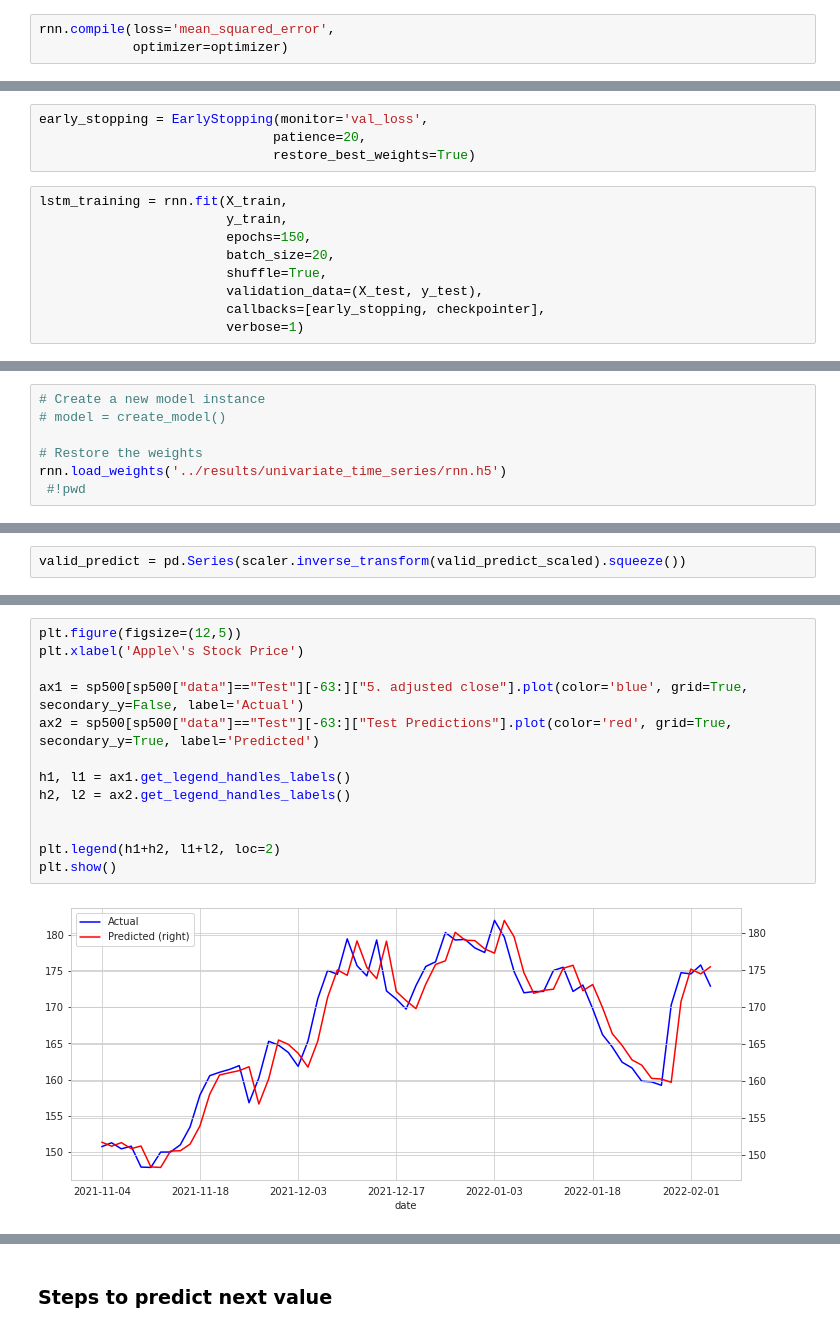
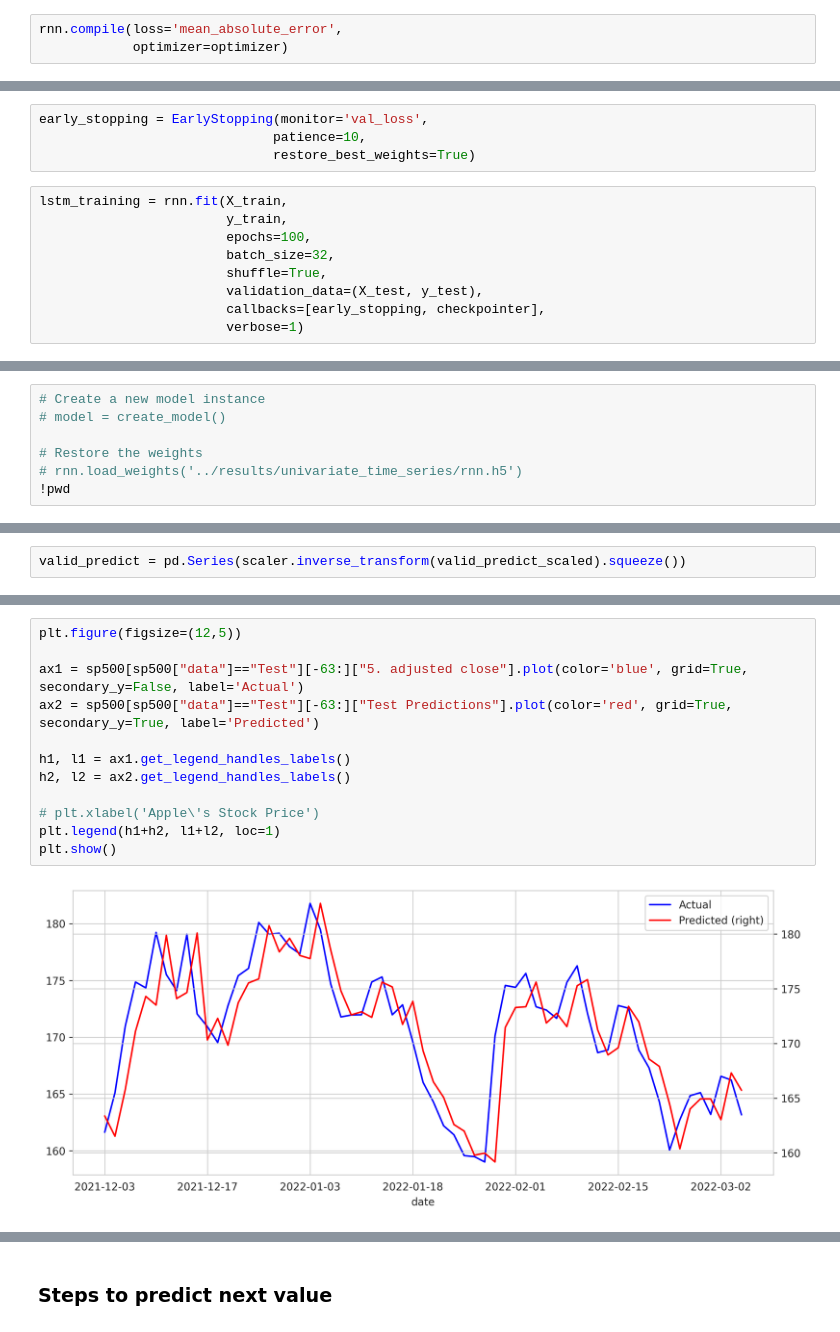
Before and after one commit to RobinsonCW/StockPriceForecasting, a Jupyter notebook: src/exploratory_data_analysis/chance/python/samples/MachineLearningforAlgorithmicTrading/modified/19_recurrent_neural_nets.ipynb, the cells around one changed output, grey strips where cells are left out. Drawn from its saved outputs; the diff is of its cells as text.

```diff
--- a/src/exploratory_data_analysis/chance/python/samples/MachineLearningforAlgorithmicTrading/modified/19_recurrent_neural_nets.ipynb
+++ b/src/exploratory_data_analysis/chance/python/samples/MachineLearningforAlgorithmicTrading/modified/19_recurrent_neural_nets.ipynb
@@ -304,7 +310,7 @@ optimizer = keras.optimizers.RMSprop(lr=0.001,
                                      epsilon=1e-08,
                                      decay=0.0)
 # %%
-rnn.compile(loss='mean_squared_error',
+rnn.compile(loss='mean_absolute_error',
             optimizer=optimizer)
 # %% [markdown]
 We define an EarlyStopping callback and train the model for up to 100 episodes.
@@ -316,13 +322,13 @@ checkpointer = ModelCheckpoint(filepath=rnn_path,
                                save_best_only=True)
 # %%
 early_stopping = EarlyStopping(monitor='val_loss',
-                              patience=20,
+                              patience=10,
                               restore_best_weights=True)
 # %%
 lstm_training = rnn.fit(X_train,
                         y_train,
-                        epochs=150,
-                        batch_size=20,
+                        epochs=100,
+                        batch_size=32,
                         shuffle=True,
                         validation_data=(X_test, y_test),
                         callbacks=[early_stopping, checkpointer],
@@ -388,5 +395,5 @@ fig.savefig(results_path / 'rnn_sp500_error', dpi=300);
 # model = create_model()
 
 # Restore the weights
-rnn.load_weights('../results/univariate_time_series/rnn.h5')
- #!pwd
+# rnn.load_weights('../results/univariate_time_series/rnn.h5')
+!pwd
@@ -542,15 +544,14 @@ sp500[sp500["data"]=="Test"]["5. adjusted close"].plot()
 # %%
 plt.figure(figsize=(12,5))
-plt.xlabel('Apple\'s Stock Price')
 
 ax1 = sp500[sp500["data"]=="Test"][-63:]["5. adjusted close"].plot(color='blue', grid=True, secondary_y=False, label='Actual')
 ax2 = sp500[sp500["data"]=="Test"][-63:]["Test Predictions"].plot(color='red', grid=True, secondary_y=True, label='Predicted')
 
 h1, l1 = ax1.get_legend_handles_labels()
 h2, l2 = ax2.get_legend_handles_labels()
 
-
-plt.legend(h1+h2, l1+l2, loc=2)
+# plt.xlabel('Apple\'s Stock Price')
+plt.legend(h1+h2, l1+l2, loc=1)
 plt.show()
 # %% [output]
-[figure, old version]
+[figure, new version]
```
Also changed, not shown: parts of 31 cells of this notebook.
